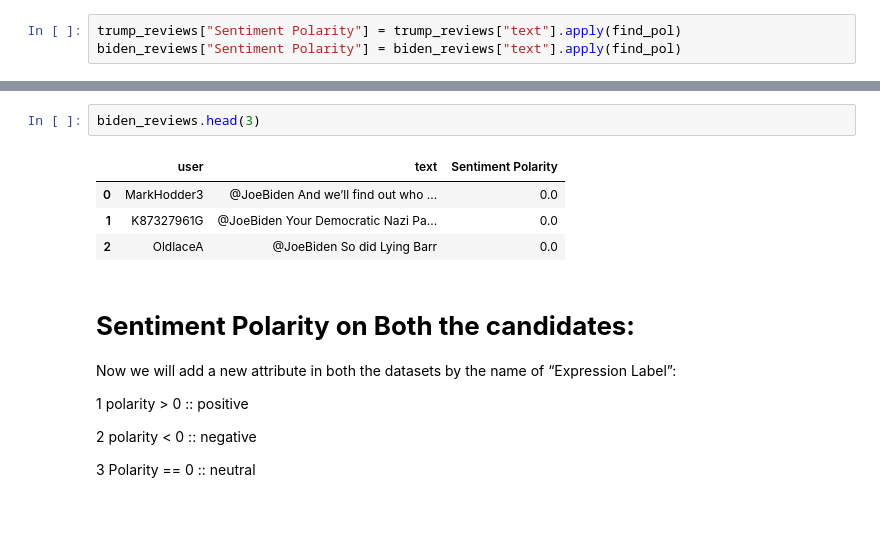
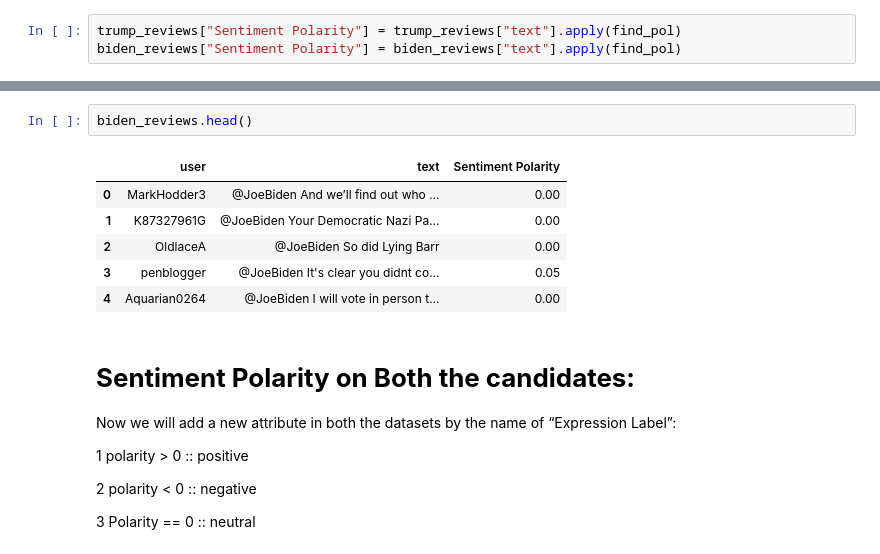
Before and after one commit to Sambhavjain9812/USA_sentiment_analysis, a Jupyter notebook: USA_sentiment_analysis.ipynb, the cells around one changed output, grey strips where cells are left out. Cells and saved outputs as stored; diff of their text form; blank space fills up the shorter version.

```diff
--- a/USA_sentiment_analysis.ipynb
+++ b/USA_sentiment_analysis.ipynb
@@ -58,10 +103,12 @@ trump_reviews.head(3)
 # %%
-biden_reviews.head(3)
+biden_reviews.head()
 # %% [output]
 |  | user | text | Sentiment Polarity |
-| 0 | MarkHodder3 | @JoeBiden And we’ll find out who ... | 0.0 |
-| 1 | K87327961G | @JoeBiden Your Democratic Nazi Pa... | 0.0 |
-| 2 | OldlaceA | @JoeBiden So did Lying Barr | 0.0 |
+| 0 | MarkHodder3 | @JoeBiden And we’ll find out who ... | 0.00 |
+| 1 | K87327961G | @JoeBiden Your Democratic Nazi Pa... | 0.00 |
+| 2 | OldlaceA | @JoeBiden So did Lying Barr | 0.00 |
+| 3 | penblogger | @JoeBiden It's clear you didnt co... | 0.05 |
+| 4 | Aquarian0264 | @JoeBiden I will vote in person t... | 0.00 |
 # %% [markdown]
 # **Sentiment Polarity on Both the candidates:**
 Now we will add a new attribute in both the datasets by the name of “Expression Label”:
```
Also changed, not shown: parts of 12 cells of this notebook.
